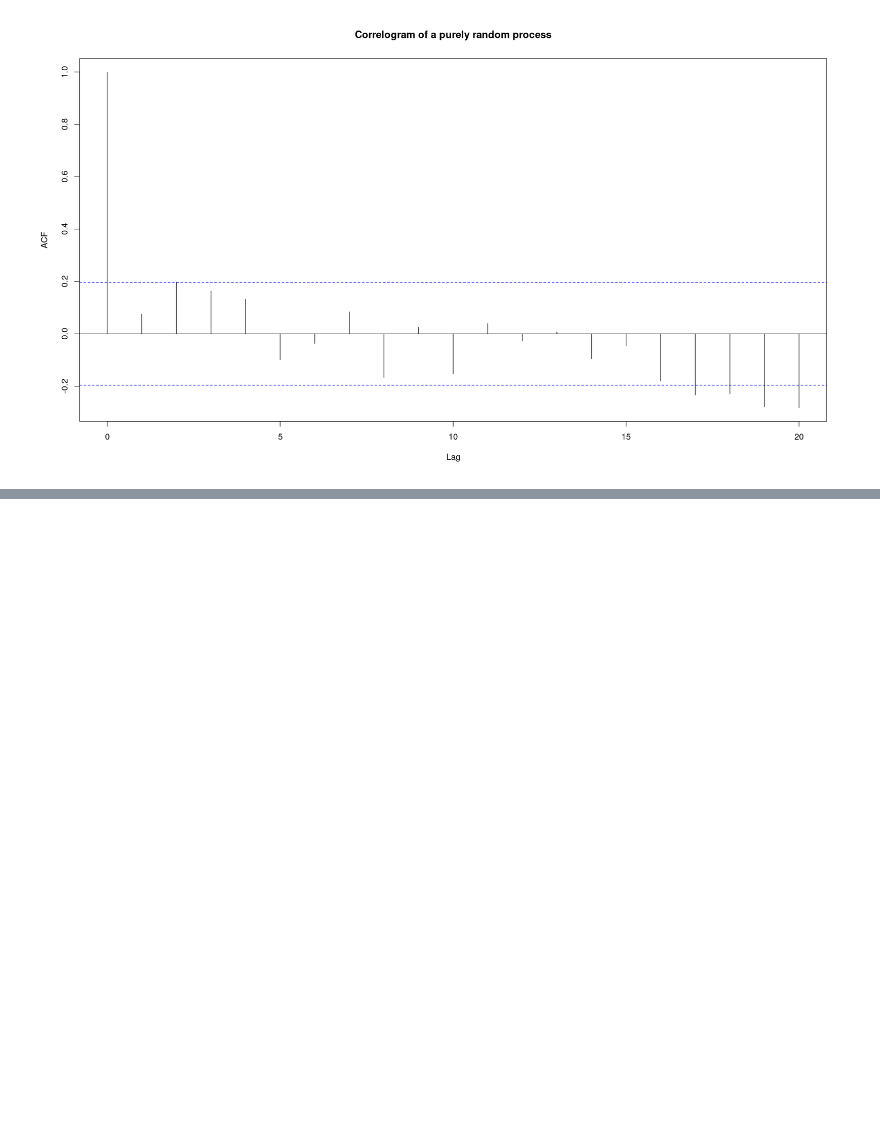
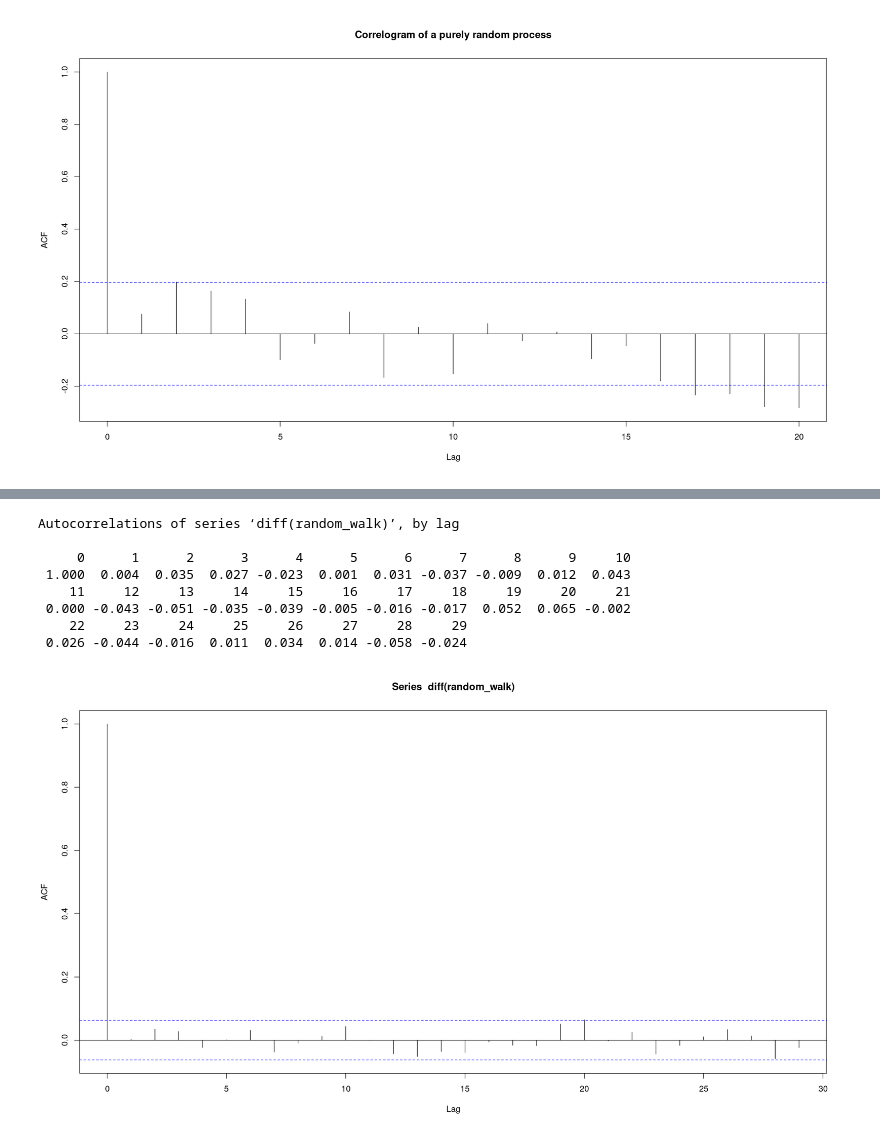
Before and after one commit to anilkunwar/coursera, a Jupyter notebook: SUNY_Practical_Time_Series_Analysis/Visualizing-Time-Series-and-Beginning-to Model-Time-Series.ipynb, the cells around one changed output, grey strips where cells are left out. Cells and saved outputs as stored; diff of their text form; code cells hidden in the pictures; blank space fills up the shorter version.

```diff
--- a/SUNY_Practical_Time_Series_Analysis/Visualizing-Time-Series-and-Beginning-to Model-Time-Series.ipynb
+++ b/SUNY_Practical_Time_Series_Analysis/Visualizing-Time-Series-and-Beginning-to Model-Time-Series.ipynb
@@ -307,0 +375,12 @@ Autocorrelations of series ‘purely_random_process’, by lag
+# %%
+(acf(diff(random_walk)))
+# %% [output]
+Autocorrelations of series ‘diff(random_walk)’, by lag
+
+     0      1      2      3      4      5      6      7      8      9     10
+ 1.000  0.004  0.035  0.027 -0.023  0.001  0.031 -0.037 -0.009  0.012  0.043
+    11     12     13     14     15     16     17     18     19     20     21
+ 0.000 -0.043 -0.051 -0.035 -0.039 -0.005 -0.016 -0.017  0.052  0.065 -0.002
+    22     23     24     25     26     27     28     29
+ 0.026 -0.044 -0.016  0.011  0.034  0.014 -0.058 -0.024
+[figure, added]
```
Also changed, not shown: parts of 16 cells of this notebook, 1 other file.
